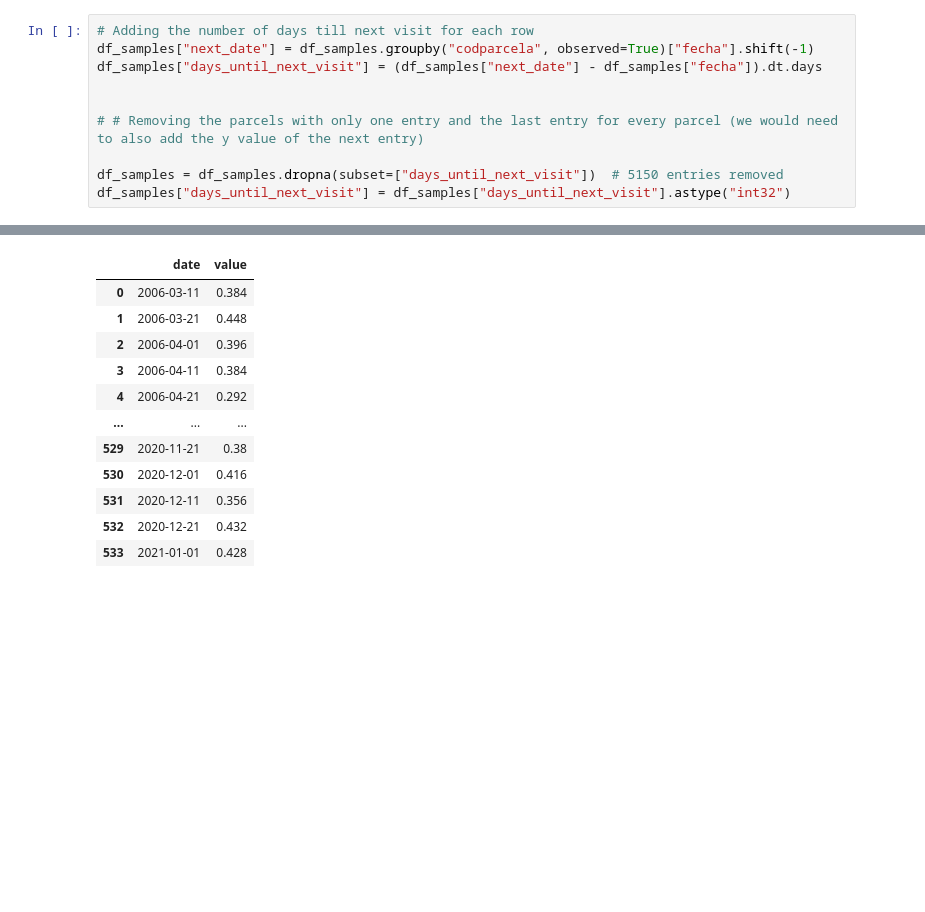
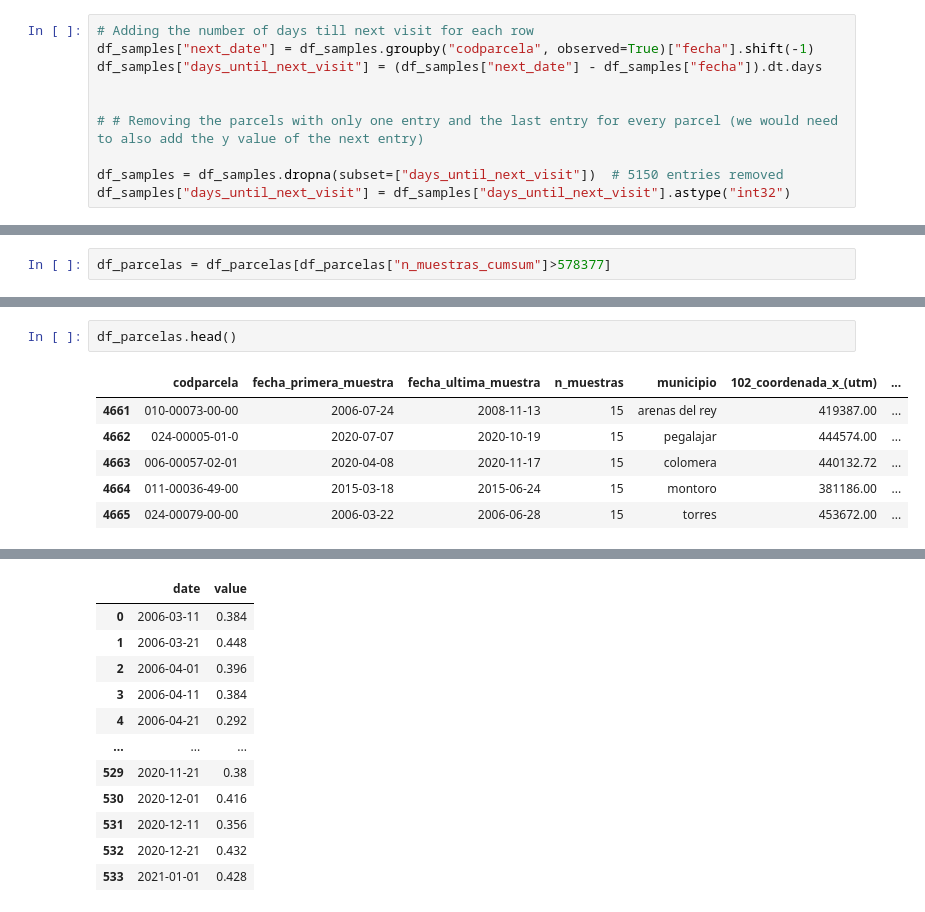
Before and after one commit to Zrive/zrive-ds-4q23-olive, a Jupyter notebook: src/reduce_n_parcelas.ipynb, the cells around one changed output, grey strips where cells are left out. Cells and saved outputs as stored; diff of their text form; blank space fills up the shorter version.

```diff
--- a/src/reduce_n_parcelas.ipynb
+++ b/src/reduce_n_parcelas.ipynb
@@ -177,0 +117,2 @@ result.to_csv("parcelas_download.txt", sep="\t", index=None)
+# %%
+df_parcelas = df_parcelas[df_parcelas["n_muestras_cumsum"]>578377]
@@ -178,3 +140,12 @@ result.to_csv("parcelas_download.txt", sep="\t", index=None)
+# %%
+df_parcelas.head()
+# %% [output]
+|  | codparcela | fecha_primera_muestra | fecha_ultima_muestra | n_muestras | municipio | 102_coordenada_x_(utm) | ... |
+| 4661 | 010-00073-00-00 | 2006-07-24 | 2008-11-13 | 15 | arenas del rey | 419387.00 | ... |
+| 4662 | 024-00005-01-0 | 2020-07-07 | 2020-10-19 | 15 | pegalajar | 444574.00 | ... |
+| 4663 | 006-00057-02-01 | 2020-04-08 | 2020-11-17 | 15 | colomera | 440132.72 | ... |
+| 4664 | 011-00036-49-00 | 2015-03-18 | 2015-06-24 | 15 | montoro | 381186.00 | ... |
+| 4665 | 024-00079-00-00 | 2006-03-22 | 2006-06-28 | 15 | torres | 453672.00 | ... |
 # %%
 from datetime import datetime, date
 import requests
```
Also changed, not shown: parts of 19 cells of this notebook, 13 other files.
